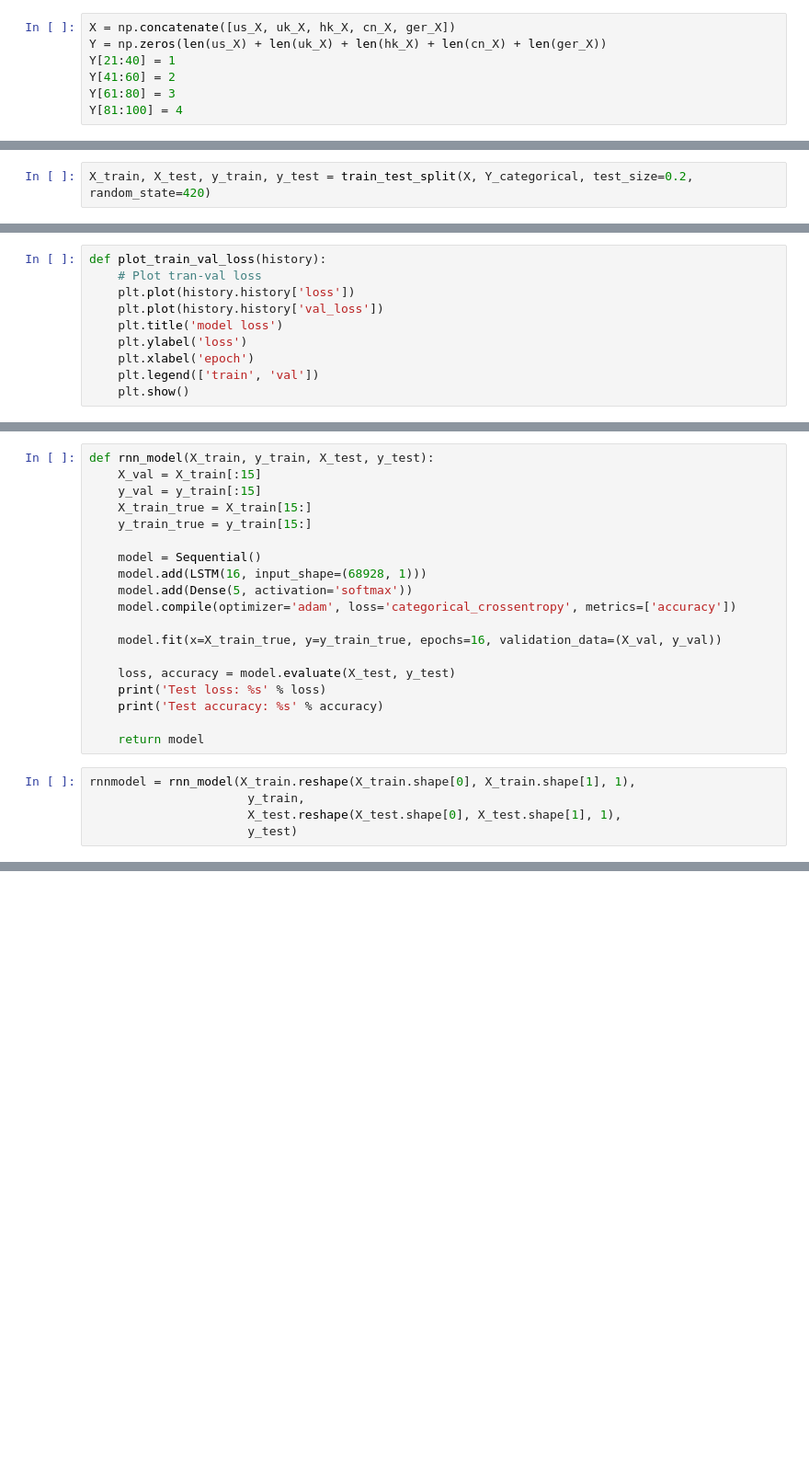
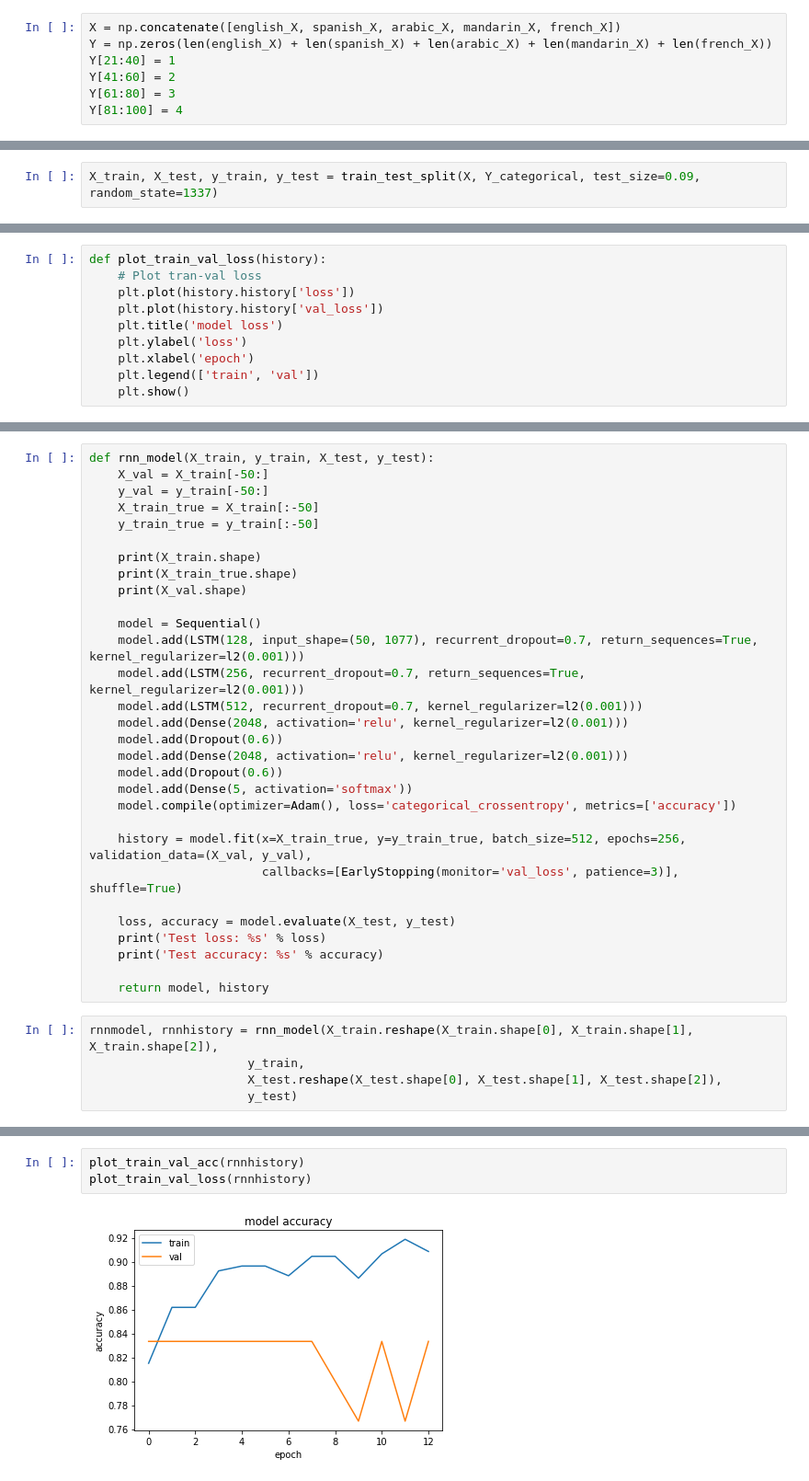
Before and after one commit to cs229-final/deep-learning-accent, a Jupyter notebook: src/keras_playground.ipynb, the cells around one changed output, grey strips where cells are left out. Shown at 92% size. Saved outputs shown, nothing was run; the diff lists cells and outputs as text; blank space fills up the shorter version.

```diff
--- a/src/keras_playground.ipynb
+++ b/src/keras_playground.ipynb
@@ -54,6 +59,6 @@ us_X[0].shape
 # %%
-X = np.concatenate([us_X, uk_X, hk_X, cn_X, ger_X])
-Y = np.zeros(len(us_X) + len(uk_X) + len(hk_X) + len(cn_X) + len(ger_X))
+X = np.concatenate([english_X, spanish_X, arabic_X, mandarin_X, french_X])
+Y = np.zeros(len(english_X) + len(spanish_X) + len(arabic_X) + len(mandarin_X) + len(french_X))
 Y[21:40] = 1
 Y[41:60] = 2
 Y[61:80] = 3
@@ -68,5 +73,5 @@ print(Y_categorical.shape)
 # %%
-X_train, X_test, y_train, y_test = train_test_split(X, Y_categorical, test_size=0.2, random_state=420)
+X_train, X_test, y_train, y_test = train_test_split(X, Y_categorical, test_size=0.09, random_state=1337)
 # %%
 print(X_train.shape)
 print(y_train.shape)
@@ -198,25 +195,36 @@ Test accuracy: 0.514285715137
 # %%
 def rnn_model(X_train, y_train, X_test, y_test):
-    X_val = X_train[:15]
-    y_val = y_train[:15]
-    X_train_true = X_train[15:]
-    y_train_true = y_train[15:]
+    X_val = X_train[-50:]
+    y_val = y_train[-50:]
+    X_train_true = X_train[:-50]
+    y_train_true = y_train[:-50]
+
+    print(X_train.shape)
+    print(X_train_true.shape)
+    print(X_val.shape)
 
     model = Sequential()
-    model.add(LSTM(16, input_shape=(68928, 1)))
+    model.add(LSTM(128, input_shape=(50, 1077), recurrent_dropout=0.7, return_sequences=True, kernel_regularizer=l2(0.001)))
+    model.add(LSTM(256, recurrent_dropout=0.7, return_sequences=True, kernel_regularizer=l2(0.001)))
+    model.add(LSTM(512, recurrent_dropout=0.7, kernel_regularizer=l2(0.001)))
+    model.add(Dense(2048, activation='relu', kernel_regularizer=l2(0.001)))
+    model.add(Dropout(0.6))
+    model.add(Dense(2048, activation='relu', kernel_regularizer=l2(0.001)))
+    model.add(Dropout(0.6))
     model.add(Dense(5, activation='softmax'))
-    model.compile(optimizer='adam', loss='categorical_crossentropy', metrics=['accuracy'])
+    model.compile(optimizer=Adam(), loss='categorical_crossentropy', metrics=['accuracy'])
 
-    model.fit(x=X_train_true, y=y_train_true, epochs=16, validation_data=(X_val, y_val))
+    history = model.fit(x=X_train_true, y=y_train_true, batch_size=512, epochs=256, validation_data=(X_val, y_val),
+                        callbacks=[EarlyStopping(monitor='val_loss', patience=3)], shuffle=True)
 
     loss, accuracy = model.evaluate(X_test, y_test)
     print('Test loss: %s' % loss)
     print('Test accuracy: %s' % accuracy)
 
-    return model
+    return model, history
 # %%
-rnnmodel = rnn_model(X_train.reshape(X_train.shape[0], X_train.shape[1], 1),
+rnnmodel, rnnhistory = rnn_model(X_train.reshape(X_train.shape[0], X_train.shape[1], X_train.shape[2]),
                       y_train,
-                      X_test.reshape(X_test.shape[0], X_test.shape[1], 1),
+                      X_test.reshape(X_test.shape[0], X_test.shape[1], X_test.shape[2]),
                       y_test)
 # %% [output]
@@ -229,0 +248,5 @@ KeyboardInterrupt:
+# %%
+plot_train_val_acc(rnnhistory)
+plot_train_val_loss(rnnhistory)
+# %% [output]
+[figure, added]
```
Also changed, not shown: parts of 19 cells of this notebook, 1 other file.
